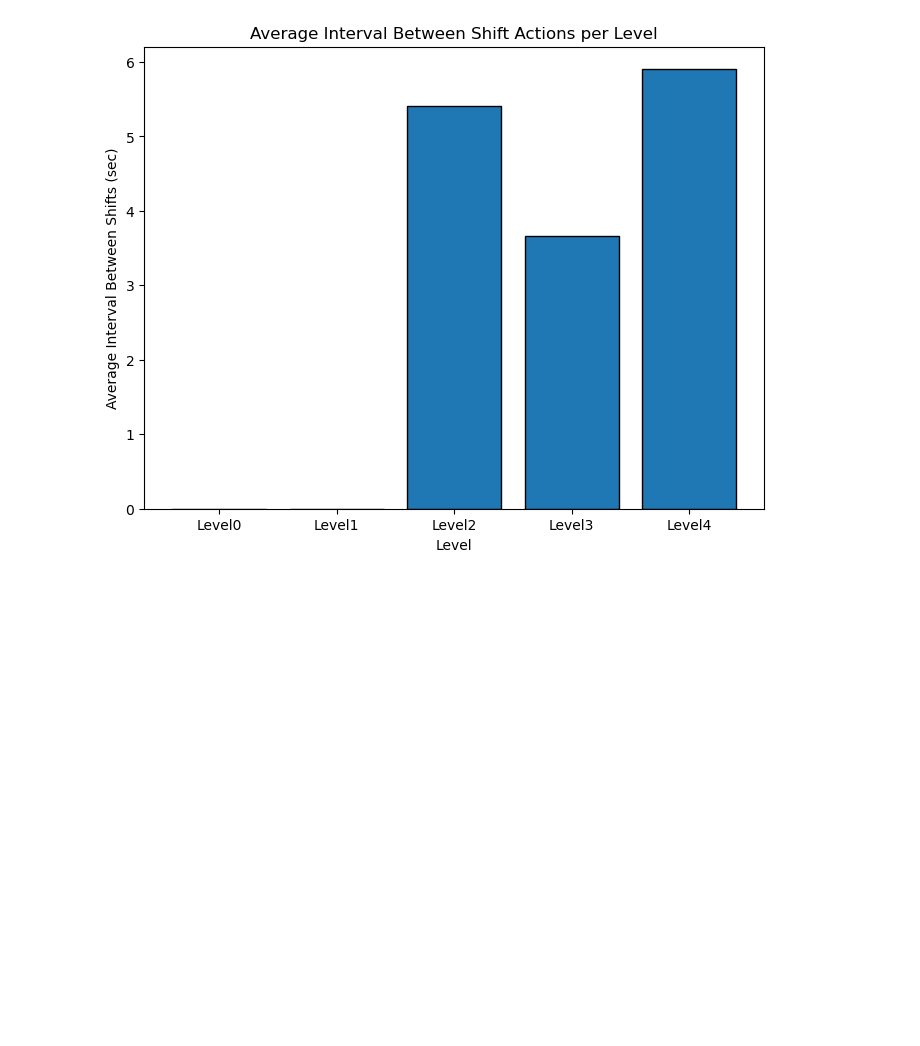
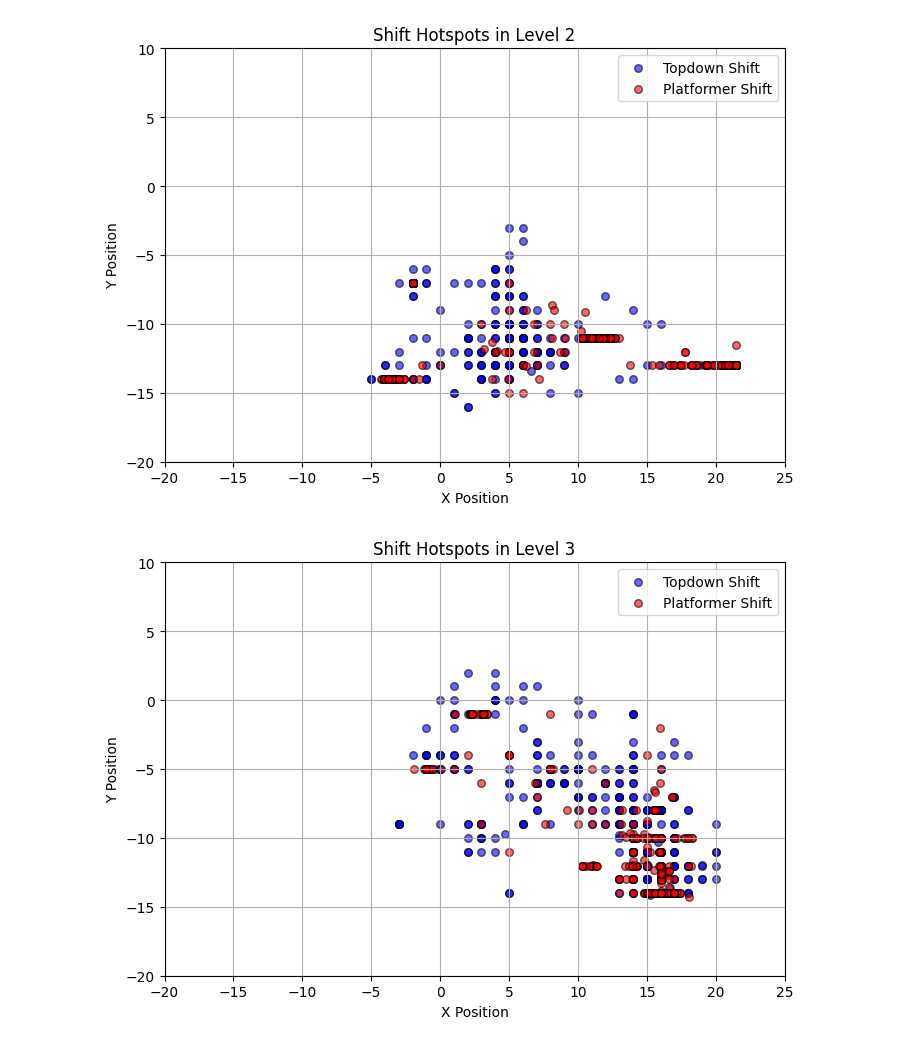
Before and after one commit to CSCI-526-Spring-2025/csci-526-final-project-ctrl-alt-fun, a Jupyter notebook: _Analytics/analytics.ipynb, the cells around one changed output. Cells and saved outputs as stored; diff of their text form; code cells hidden in the pictures; blank space fills up the shorter version.

Commit message:
New metric implemented

```diff
--- a/_Analytics/analytics.ipynb
+++ b/_Analytics/analytics.ipynb
@@ -4,13 +4,14 @@ import csv
 import matplotlib.pyplot as plt
 import matplotlib.patches as mpatches
 from collections import Counter
+import numpy as np
 
 # Total number of levels including level0
-number_of_levels = 5 # TODO
+number_of_levels = 7
 
 # Analytics mode
-mode = 'test'
-# mode = 'production'
+# mode = 'test'
+mode = 'production'
 
 test_url = 'https://side-n-top-default-rtdb.firebaseio.com/test/.json'
 production_url = 'https://side-n-top-default-rtdb.firebaseio.com/events/.json'
@@ -222,10 +136,42 @@ plt.show()
-# %%
-# -------------------- Metric 3: Average Interval Between Shift Actions per Level --------------------
-plt.figure(figsize=(8, 6))
-plt.bar(levels, average_interval_of_shift_by_level, edgecolor='black')
-plt.xlabel('Level')
-plt.ylabel('Average Interval Between Shifts (sec)')
-plt.title('Average Interval Between Shift Actions per Level')
-plt.show()
-# %% [output]
-[figure, removed]
+# %%
+# # -------------------- Metric 3: Shift Distribution Point Map --------------------
+x_min, x_max = -20, 25
+y_min, y_max = -20, 10
+
+# Starting from level2 because shift is disabled in level0 and level1
+for level_idx in range(2, number_of_levels):
+    topdown_positions = shift_positions_topdown_by_level[level_idx]
+    platformer_positions = shift_positions_platformer_by_level[level_idx]
+
+    plt.figure(figsize=(8, 6))
+
+    topdown_positions = [(p['x'], p['y']) for p in topdown_positions if p is not None]
+    platformer_positions = [(p['x'], p['y']) for p in platformer_positions if p is not None]
+
+    # Plot 2D Shift
+    if topdown_positions:
+        topdown_x, topdown_y = zip(*topdown_positions)
+        plt.scatter(topdown_x, topdown_y, c='blue', label='Topdown Shift',
+                    alpha=0.6, edgecolors='k', s=30)
+
+    # Plot 3D Shift
+    if platformer_positions:
+        platformer_x, platformer_y = zip(*platformer_positions)
+        plt.scatter(platformer_x, platformer_y, c='red', label='Platformer Shift',
+                    alpha=0.6, edgecolors='k', s=30)
+
+    plt.xlim(x_min, x_max)
+    plt.ylim(y_min, y_max)
+    plt.legend()
+    # Saving for plot
+    plt.savefig(f'shift_level{level_idx}.png', dpi=300, bbox_inches='tight', transparent=True)
+
+    plt.title(f'Shift Hotspots in Level {level_idx}')
+    plt.xlabel('X Position')
+    plt.ylabel('Y Position')
+    plt.grid(True)
+    plt.gca().set_aspect('equal', adjustable='box')
+    plt.show()
+# %% [output]
+[figure, added]
+[figure, added]
```
Also changed, not shown: parts of 8 cells of this notebook.
